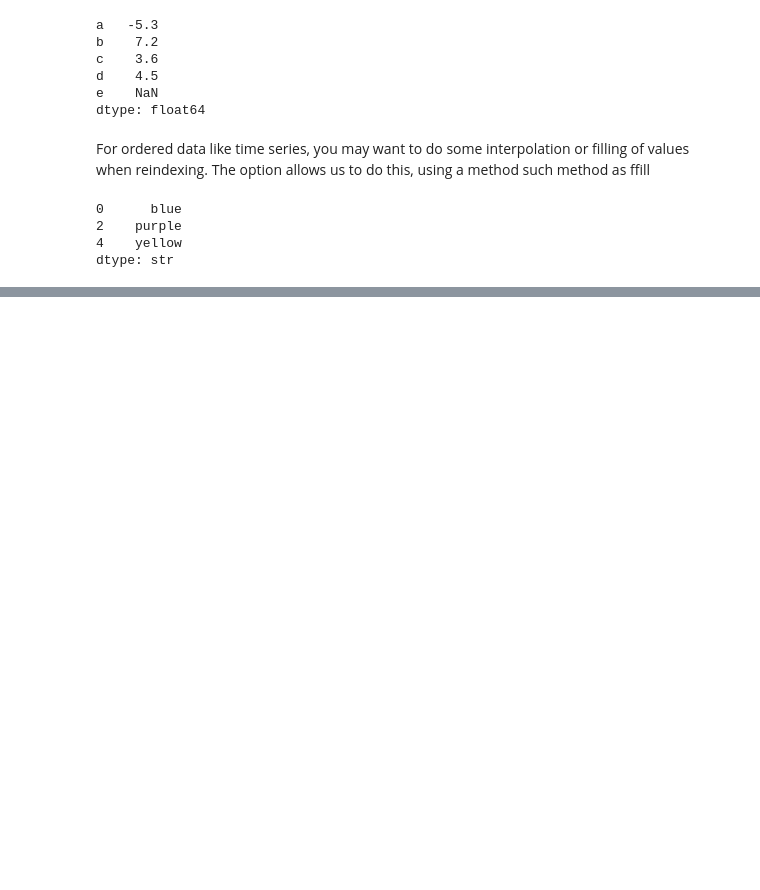
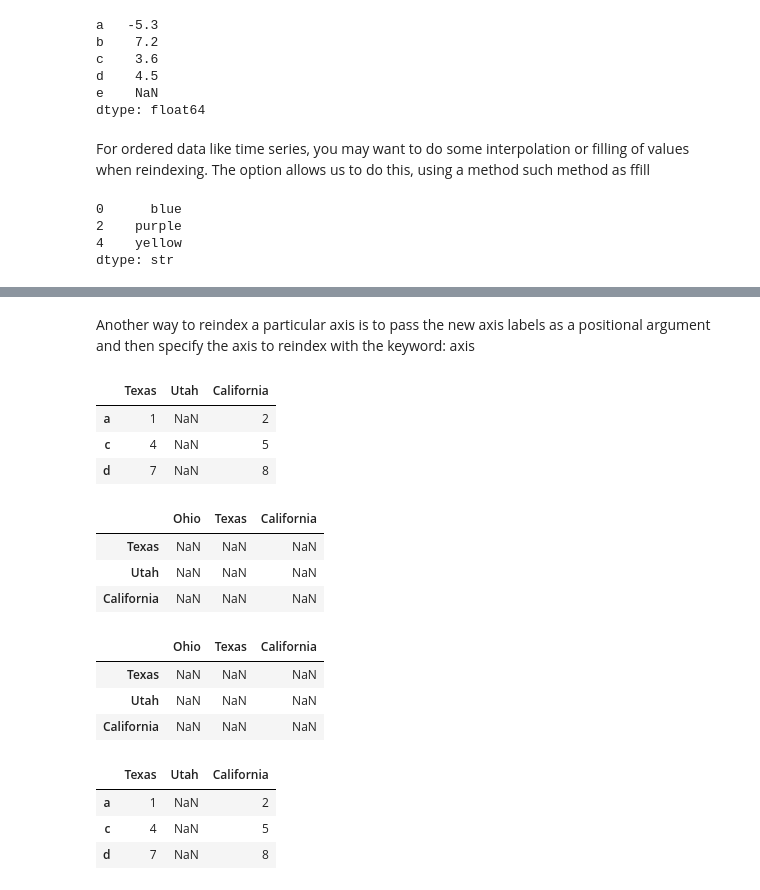
Before and after one commit to navneet-srivastava/python-data-analysis, a Jupyter notebook: pandas_tut.ipynb, the cells around one changed output, grey strips where cells are left out. Saved outputs shown, nothing was run; the diff lists cells and outputs as text; code cells hidden in the pictures; blank space fills up the shorter version.

```diff
--- a/pandas_tut.ipynb
+++ b/pandas_tut.ipynb
@@ -710,0 +754,33 @@ obj3.reindex(range(6), method="ffill")
+# %% [markdown]
+Another way to reindex a particular axis is to pass the new axis labels as a positional
+argument and then specify the axis to reindex with the
+keyword:
+axis
+# %%
+frame.reindex(states, axis=1)
+# %% [output]
+|  | Texas | Utah | California |
+| a | 1 | NaN | 2 |
+| c | 4 | NaN | 5 |
+| d | 7 | NaN | 8 |
+# %%
+frame.reindex(states, axis=0)
+# %% [output]
+|  | Ohio | Texas | California |
+| Texas | NaN | NaN | NaN |
+| Utah | NaN | NaN | NaN |
+| California | NaN | NaN | NaN |
+# %%
+frame.reindex(states, axis="rows")
+# %% [output]
+|  | Ohio | Texas | California |
+| Texas | NaN | NaN | NaN |
+| Utah | NaN | NaN | NaN |
+| California | NaN | NaN | NaN |
+# %%
+frame.reindex(states, axis="columns")
+# %% [output]
+|  | Texas | Utah | California |
+| a | 1 | NaN | 2 |
+| c | 4 | NaN | 5 |
+| d | 7 | NaN | 8 |
```
Also changed, not shown: parts of 6 cells of this notebook.
